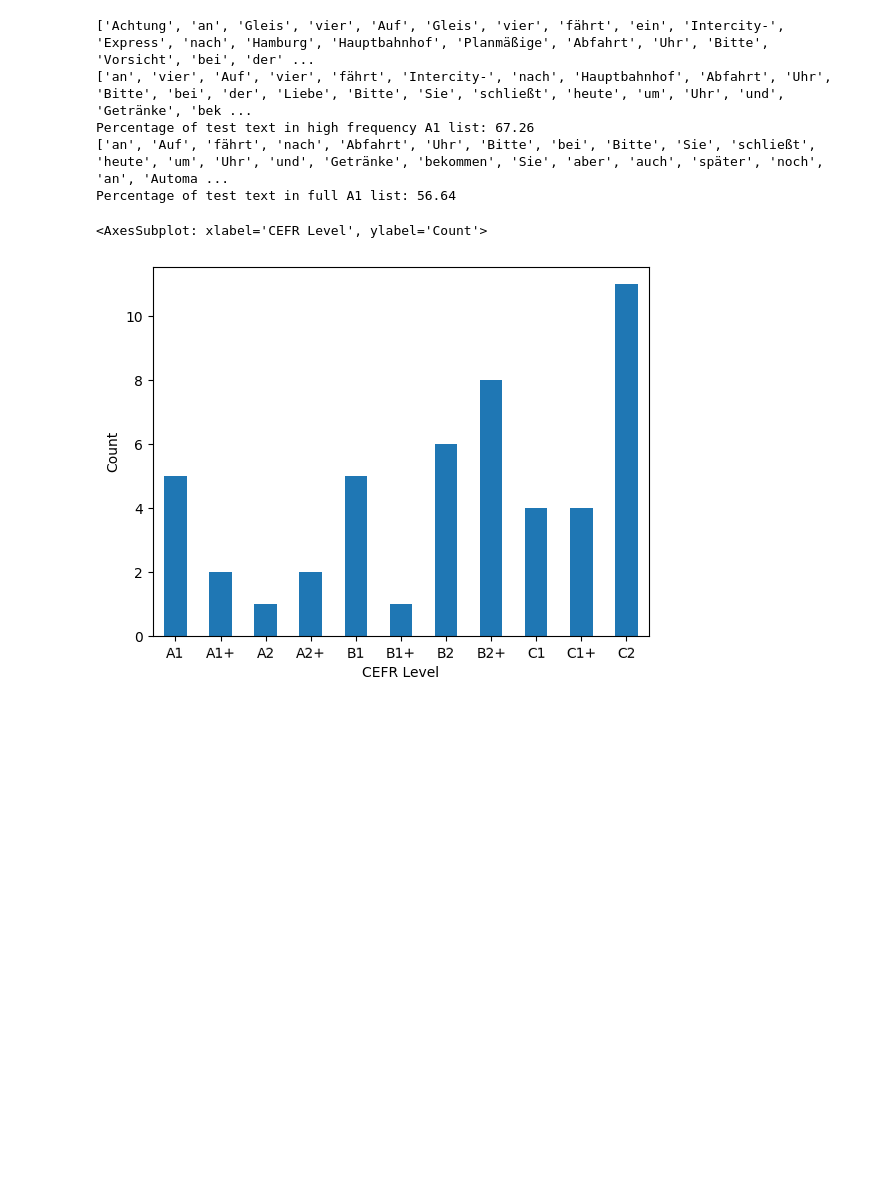
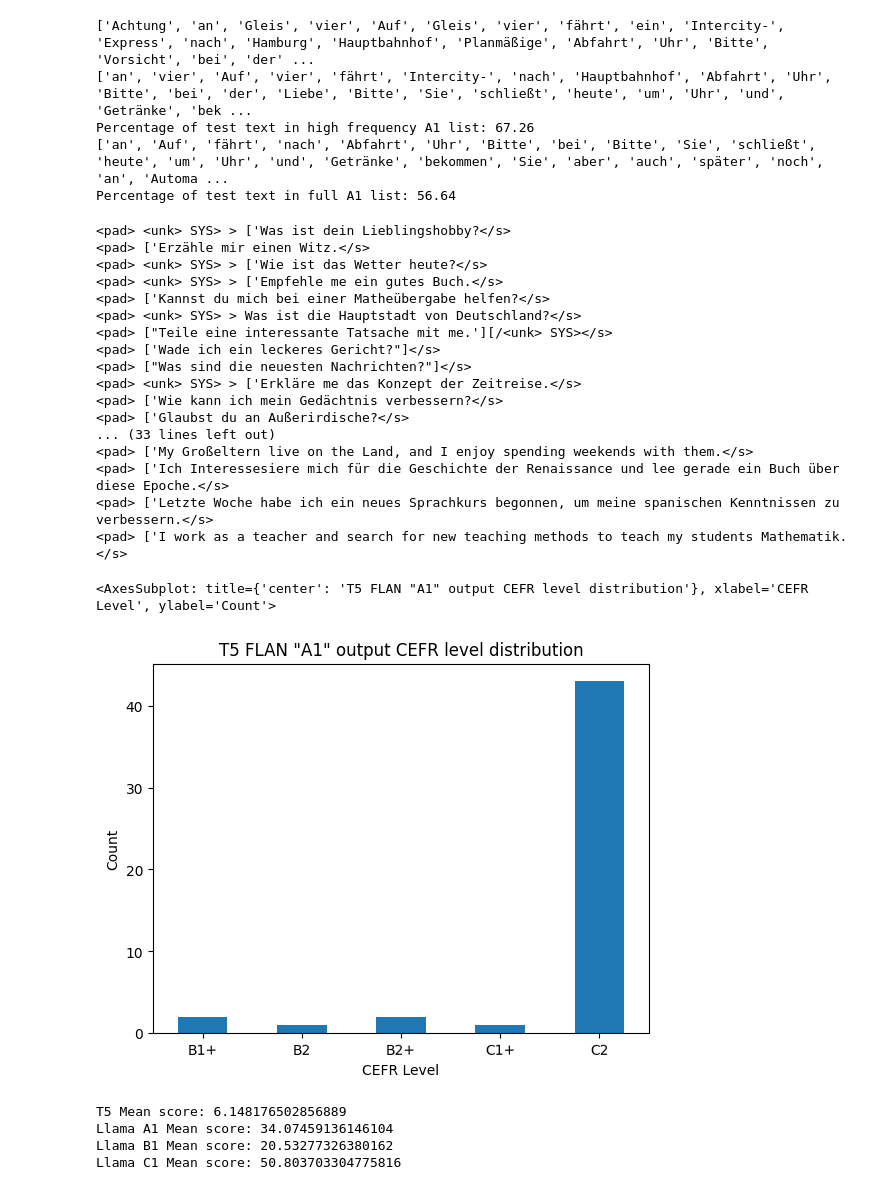
Before and after one commit to WilliamPLaCroix/Tandem-plus-plus, a Jupyter notebook: protoyping_workspace.ipynb, the cells around one changed output. Drawn from its saved outputs; the diff is of its cells as text; code cells hidden in the pictures; blank space fills up the shorter version.

```diff
--- a/protoyping_workspace.ipynb
+++ b/protoyping_workspace.ipynb
@@ -199,27 +199,78 @@ model = AutoModelWithLMHead.from_pretrained("dbmdz/german-gpt2")
 # %%
 import pandas as pd
 import regex as re
 
 pattern = re.compile('[\W_]+')
 levels = []
 # reaad in llama 2 full 49 - first attempt output_data.csv
-output = pd.read_csv('llama 2 full 49 - first attempt output_data.csv', index_col=0)
+output = pd.read_csv('./Evaluation Data/T5 output_data.csv',index_col=0, encoding="utf-8")
 for response in output['response']:
+    print(response)
     response = ' '.join([pattern.sub('', word) for word in response.split()])
     high_frequency_percentage, full_list_percentage = word_list_percentages(response.split())
     level = CEFR_level_guesser(full_list_percentage, high_frequency_percentage)
     levels.append(level)
 
 levels = pd.DataFrame(levels, columns = ['levels'])
 
 # group levels by CEFR level
 groups = levels.groupby('levels')
 
 counts = groups['levels'].value_counts()
-counts.plot.bar(rot=1, ylabel = "Count", xlabel = "CEFR Level")
+counts.plot.bar(rot=1, ylabel = "Count", xlabel = "CEFR Level", title = 'T5 FLAN "A1" output CEFR level distribution')
 # %% [output]
-<AxesSubplot: xlabel='CEFR Level', ylabel='Count'>
+<pad> <unk> SYS> > ['Was ist dein Lieblingshobby?</s>
+<pad> ['Erzähle mir einen Witz.</s>
+<pad> <unk> SYS> > ['Wie ist das Wetter heute?</s>
+<pad> <unk> SYS> > ['Empfehle me ein gutes Buch.</s>
+<pad> ['Kannst du mich bei einer Matheübergabe helfen?</s>
+<pad> <unk> SYS> > Was ist die Hauptstadt von Deutschland?</s>
+<pad> ["Teile eine interessante Tatsache mit me.'][/<unk> SYS></s>
+<pad> ['Wade ich ein leckeres Gericht?"]</s>
+<pad> ["Was sind die neuesten Nachrichten?"]</s>
+<pad> <unk> SYS> > ['Erkläre me das Konzept der Zeitreise.</s>
+<pad> ['Wie kann ich mein Gedächtnis verbessern?</s>
+<pad> ['Glaubst du an Außerirdische?</s>
+... (33 lines left out)
+<pad> ['My Großeltern live on the Land, and I enjoy spending weekends with them.</s>
+<pad> ['Ich Interessesiere mich für die Geschichte der Renaissance und lee gerade ein Buch über diese Epoche.</s>
+<pad> ['Letzte Woche habe ich ein neues Sprachkurs begonnen, um meine spanischen Kenntnissen zu verbessern.</s>
+<pad> ['I work as a teacher and search for new teaching methods to teach my students Mathematik.</s>
+<AxesSubplot: title={'center': 'T5 FLAN "A1" output CEFR level distribution'}, xlabel='CEFR Level', ylabel='Count'>
-[figure, old version]
+[figure, new version]
+# %%
+T5_scores = []
+output = pd.read_csv('./Evaluation Data/T5 output_data.csv',index_col=0, encoding="utf-8")
+for score in output['perplexity']:
+    T5_scores.append(score)
+# print mean score
+print(f"T5 Mean score: {np.mean(T5_scores)}")
+
+A1_scores = []
+output = pd.read_csv('./Evaluation Data/Llama A1 output_data.csv',index_col=0, encoding="utf-8")
+for score in output['perplexity']:
+    A1_scores.append(score)
+# print mean score
+print(f"Llama A1 Mean score: {np.mean(A1_scores)}")
+
+B1_scores = []
+output = pd.read_csv('./Evaluation Data/Llama B1 output_data.csv',index_col=0, encoding="utf-8")
+for score in output['perplexity']:
+    B1_scores.append(score)
+# print mean score
+print(f"Llama B1 Mean score: {np.mean(B1_scores)}")
+
+C1_scores = []
+output = pd.read_csv('./Evaluation Data/Llama C1 output_data.csv',index_col=0, encoding="utf-8")
+for score in output['perplexity']:
+    C1_scores.append(score)
+# print mean score
+print(f"Llama C1 Mean score: {np.mean(C1_scores)}")
+# %% [output]
+T5 Mean score: 6.148176502856889
+Llama A1 Mean score: 34.07459136146104
+Llama B1 Mean score: 20.53277326380162
+Llama C1 Mean score: 50.803703304775816
 # %%
 import json
 from random import randint
```
Also changed, not shown: parts of 1 cell of this notebook, 5 other files.
